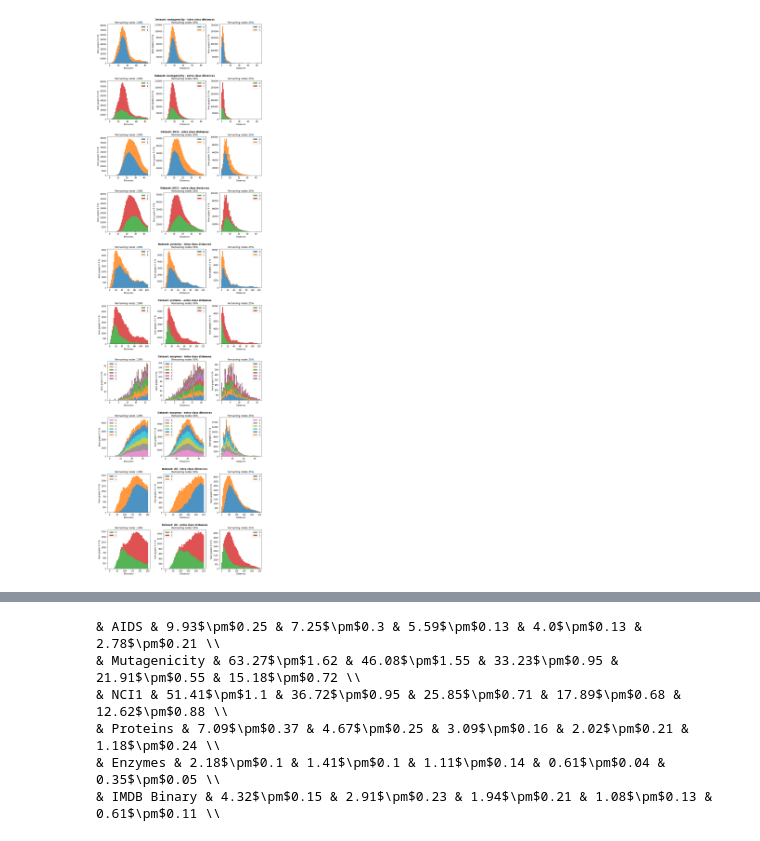
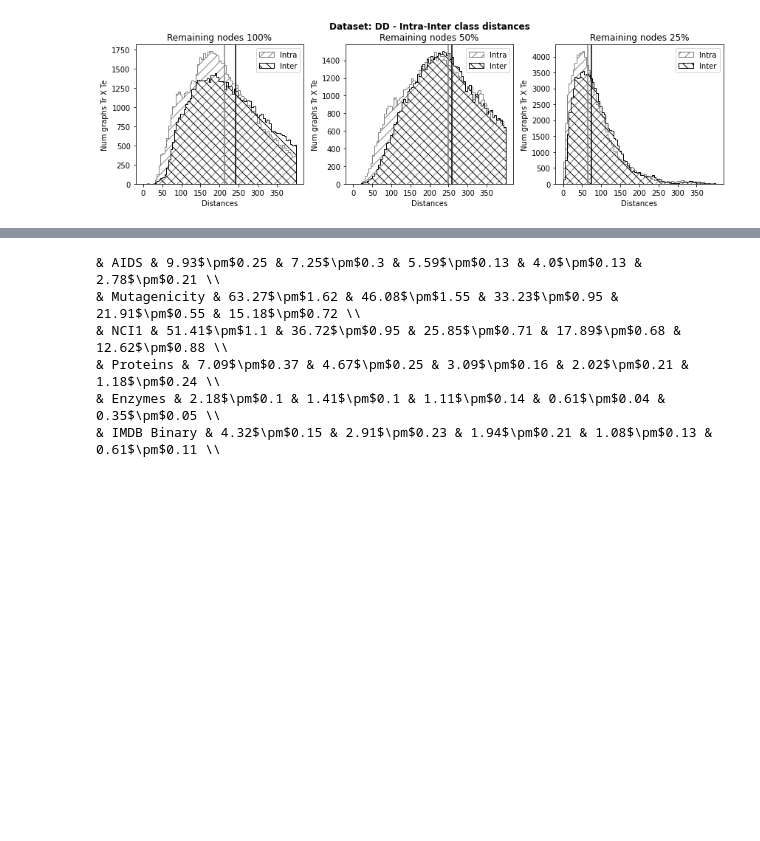
Before and after one commit to CheshireCat12/graph-matching-gnn-reduction, a Jupyter notebook: notebook/chart_analysis.ipynb, the cells around one changed output, grey strips where cells are left out. Drawn from its saved outputs; the diff is of its cells as text; code cells hidden in the pictures; blank space fills up the shorter version.

Commit message:
analysis

```diff
--- a/notebook/chart_analysis.ipynb
+++ b/notebook/chart_analysis.ipynb
@@ -82,7 +85,7 @@ labels_graph = ['100', '50', '25_freeze']
 analysis = ['intra', 'extra']
 
 cols = len(percentage_graph)
-rows= len(datasets)*2
+rows= len(datasets) #*2
 
 fig, axs = plt.subplots(nrows=rows, ncols=cols, figsize=(cols*4, 4*rows))
 
@@ -101,11 +104,11 @@ def load_labels(filename):
 
 
 def compute_dist_per_class(distances, lbls_train, lbls_test, class_, analy):
+    mask_x = lbls_train == class_
+
     if analy == 'intra':
-        mask_x = lbls_train == class_
         mask_y = lbls_test == class_
     elif analy == 'extra':
-        mask_x = lbls_train != class_
         mask_y = lbls_test != class_
 
     dist_per_class = distances[mask_x,:][:,mask_y]
@@ -113,64 +116,85 @@ def compute_dist_per_class(distances, lbls_train, lbls_test, class_, analy):
     return dist_per_class
 
 
-for idx, ((dataset, seed), an) in enumerate(product(datasets, analysis)):
+for idx, (dataset, seed) in enumerate(datasets):
 
 #     if dataset != 'enzymes':
 #         continue
 
-    axes = axs[idx]
+    axes = axs #[idx]
     folder = f'../results/knn/{dataset}'
     labels = f'../results/labels/{dataset.upper()}'
 
-    title = f'Dataset: {dataset} - {an} class distances'
+    title = f'Dataset: {dataset.upper()} - Intra-Inter class distances'
     create_subtitle(fig, grid[idx, ::], title)
 
-    dist_per_percentage = []
+    dist_per_percentage = {}
+    for an in analysis:
+        dist_per_percentage[an] = {}
 
-    for percentage, lbl in zip(percentage_graph, labels_graph):
-        distances = np.load(f'{folder}/save_matrix_dist_{percentage}/distances/ged_dist_{seed}.npy')
-        lbls_train_file = f'{labels}/{lbl}/{seed}/data/train.cxl'
-        lbls_test_file = f'{labels}/{lbl}/{seed}/data/test.cxl'
+        for percentage, lbl in zip(percentage_graph, labels_graph):
+            distances = np.load(f'{folder}/save_matrix_dist_{percentage}/distances/ged_dist_{seed}.npy')
+            lbls_train_file = f'{labels}/{lbl}/{seed}/data/train.cxl'
+            lbls_test_file = f'{labels}/{lbl}/{seed}/data/test.cxl'
 
-        lbls_train = load_labels(lbls_train_file)
-        lbls_test = load_labels(lbls_test_file)
-        classes = set(lbls_train).union(set(lbls_test))
+            lbls_train = load_labels(lbls_train_file)
+            lbls_test = load_labels(lbls_test_file)
+            classes = set(lbls_train).union(set(lbls_test))
 
-        dists = []
-        for class_ in classes:
-            dist_per_class = compute_dist_per_class(distances, lbls_train, lbls_test, class_, an)
+            dists = []
+            for class_ in classes:
+                dist_per_class = compute_dist_per_class(distances, lbls_train, lbls_test, class_, an)
 
 
-            sum_intra_class = np.mean(dist_per_class)
-            # print(f'class {class_}')
-            # print(sum_intra_class)
-            dists.append(dist_per_class.flatten())#np.sum(dist_per_class, axis=1))
+                sum_intra_class = np.mean(dist_per_class)
+                # print(f'class {class_}')
+                # print(sum_intra_class)
+                dists.append(dist_per_class.flatten())#np.sum(dist_per_class, axis=1))
 
-            # print(dist_per_class.size)
-        dist_per_percentage.append(dists)
+                # print(dist_per_class.size)
+            dist_per_percentage[an][percentage] = dists
 
-    min_dist = min(np.max(arr) for dists in dist_per_percentage for arr in dists)
-    for ax, dists, percentage in zip(axes, dist_per_percentage, percentage_graph):
-    # if dataset != 'enzymes':
-        if an == 'intra':
-            colors = ['C0', 'C1'] if dataset != 'enzymes' else [f'C{num}' for num in range(0, 6)]
-        else:
-            colors = ['C2', 'C3'] if dataset != 'enzymes' else [f'C{num}' for num in range(6, 12)]
+    # print(dist_per_percentage)
+    # min_dist = min(np.max(arr) for dists in dist_per_percentage for arr in dists)
 
 
-        ax.hist(dists, bins=50,  histtype='bar', stacked=True,
-                label=list(classes), fill=True, alpha=0.8,
-                color=colors, range=(0, min_dist))
+
+    for ax, percentage in zip(axes, percentage_graph):
+        dist_intra = np.concatenate(dist_per_percentage['intra'][percentage], axis=0)
+        dist_extra = np.concatenate(dist_per_percentage['extra'][percentage], axis=0)
+    # if dataset != 'enzymes':
+        # if an == 'intra':
+        #     colors = ['C0'] #, 'C1'] if dataset != 'enzymes' else [f'C{num}' for num in range(0, 6)]
+        # else:
+        #     colors = ['C2'] #, 'C3'] if dataset != 'enzymes' else [f'C{num}' for num in range(6, 12)]
+
+        # ax.hist([dist_intra, dist_extra], bins=100,  histtype='step',
+        #         label=['Intra', 'Inter'], fill=True, alpha=0.2,  range=(0, 400))
+
+        h, edges = np.histogram(dist_intra, bins=np.linspace(0, 400, 80))
+        ax.stairs(h, edges, label='Intra', hatch='//', color='grey')
+        h, edges = np.histogram(dist_extra, bins=np.linspace(0, 400, 80))
+        ax.stairs(h, edges, label='Inter', hatch='\\\\', color='black')
+        #fill=True, alpha=0.2,
+        ax.axvline(x=np.median(dist_intra), color='grey', linestyle='-')
+        ax.axvline(x=np.median(dist_extra), color='black', linestyle='-')
+        ax.set_xticks(range(0, 400, 50))
         ax.legend()
         ax.set_title(f'Remaining nodes {percentage}%')
         ax.set_xlabel('Distances')
         ax.set_ylabel('Num graphs Tr X Te')
 
+        merged_dist = np.concatenate(dists, axis=0)
+        print(percentage)
+        print(f'mean-intra', np.mean(dist_intra))
+        print(f'mean-inter', np.mean(dist_extra))
+        print(f'median-intra', np.median(dist_intra))
+        print(f'median-extra', np.median(dist_extra))
     # axes.set_color_cycle(['kbkykrkg'])
 
 #     print(diffs)
 fig.tight_layout()
-fig.savefig(f'./num_graph_per_dist.png')
+fig.savefig(f'./num_graph_per_dist_.pdf')
     # break
     # x = dist_100
 # %% [output]
@@ -177,4 +216,4 @@ fig.savefig(f'./num_graph_per_dist.png')
-[figure, old version]
+[figure, new version]
 # %%
 datasets = ['AIDS', 'mutagenicity', 'NCI1', 'proteins_tu', 'enzymes', 'IMDB_binary']
 centrality_measure = 'pagerank'
```
Also changed, not shown: parts of 2 cells of this notebook, 6 other files.
